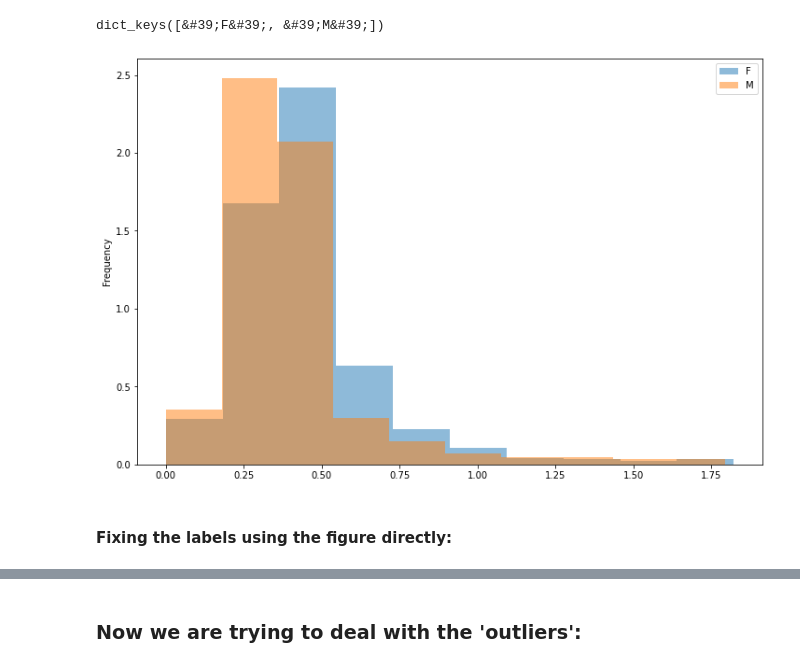
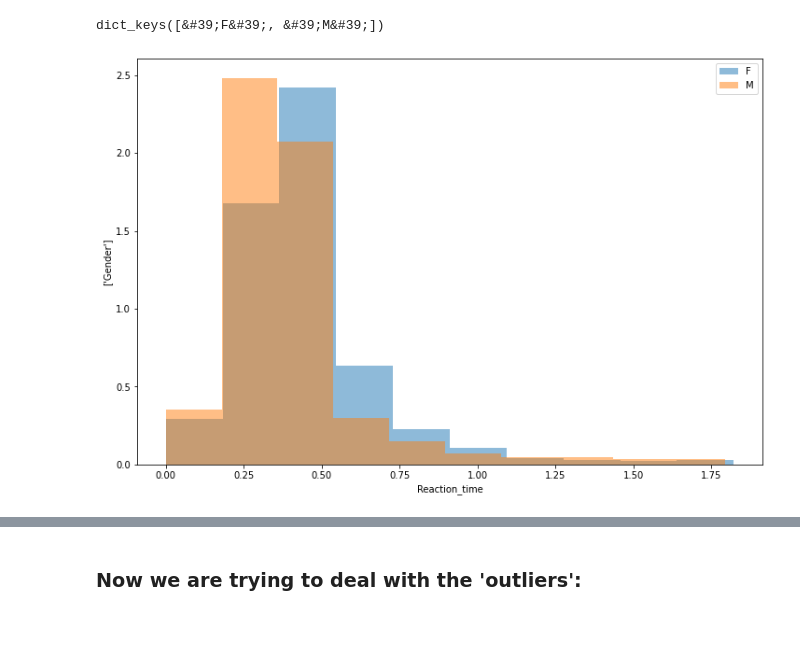
Before and after one commit to awicenec/MathClass, a Jupyter notebook: SchoolKids.ipynb, the cells around one changed output, grey strips where cells are left out. Saved outputs shown, nothing was run; the diff lists cells and outputs as text; code cells hidden in the pictures; blank space fills up the shorter version.

```diff
--- a/SchoolKids.ipynb
+++ b/SchoolKids.ipynb
@@ -171,8 +172,8 @@ dict_keys([&#39;F&#39;, &#39;M&#39;])
 # %%
 # This is pretty powerful: it plots the histograms for all groups using a single command. The rest of the keywords are just to tidy things up a bit.
 
-_ = df_G[VALUE_COLUMN].plot.hist(figsize=(12,8), legend=True, alpha=0.5, density=SCALED)
+ax = df_G[VALUE_COLUMN].plot.hist(figsize=(12,8), legend=True, alpha=0.5, density=SCALED)
+_ = ax[-1].set_xlabel(X_TITLE)
+_ = ax[-1].set_ylabel(Y_TITLE)
 # %% [output]
-[figure, old version]
+[figure, new version]
-# %% [markdown]
-#### Fixing the labels using the figure directly:
```
Also changed, not shown: parts of 15 cells of this notebook.
